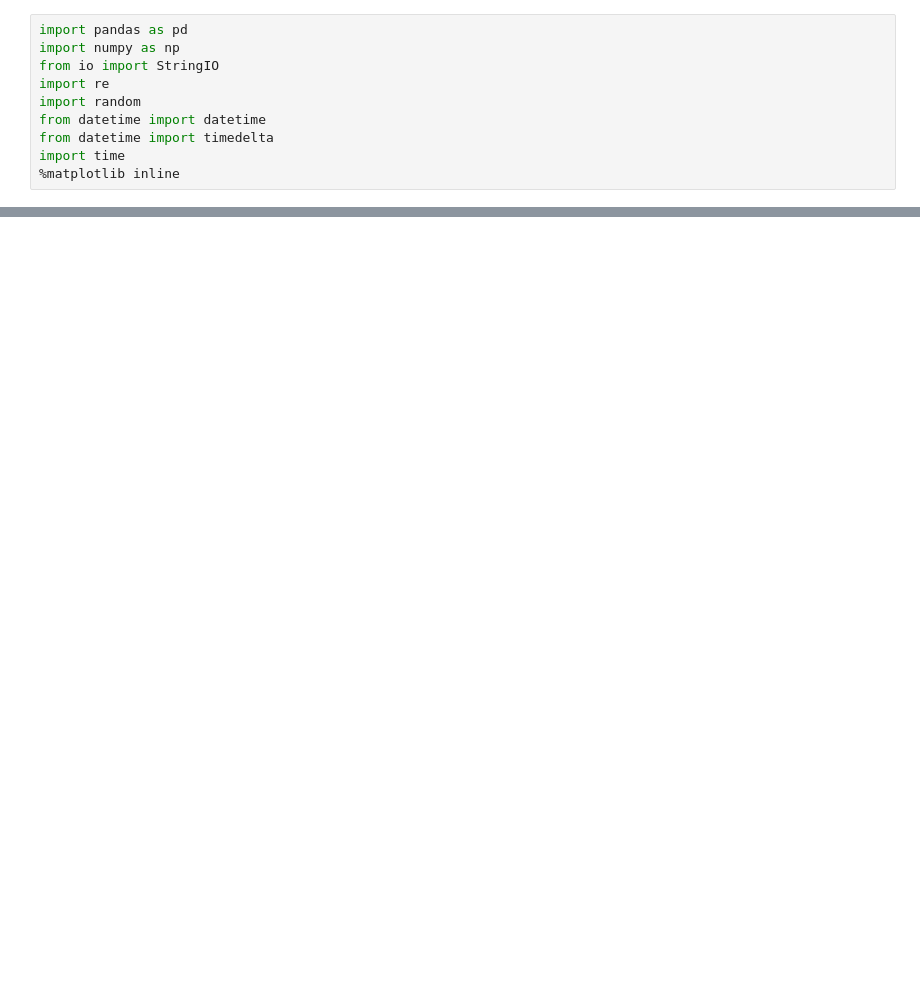
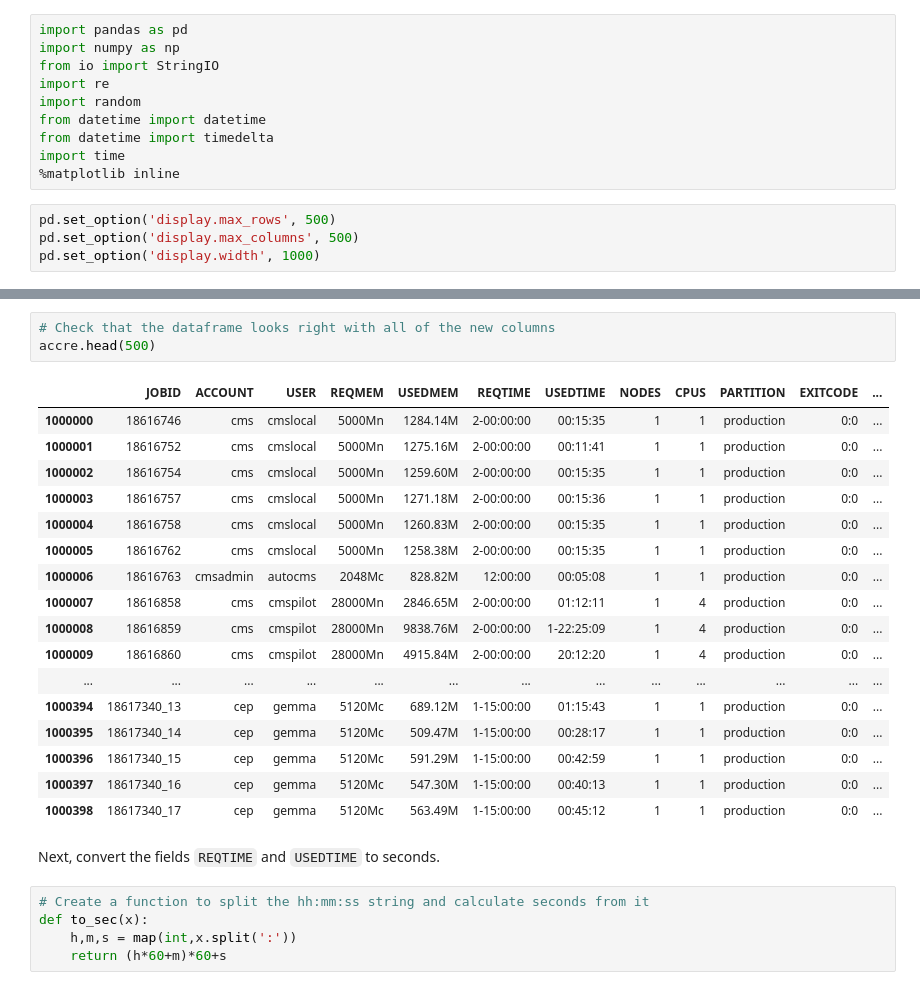
Before and after one commit to nss-data-science-cohort-4/dq2-accre-valkyries, a Jupyter notebook: notebooks/dq2-accre-vai2fc.ipynb, the cells around one changed output, grey strips where cells are left out. Cells and saved outputs as stored; diff of their text form; blank space fills up the shorter version.

Commit message:
spliced REQTIME and USEDTIME strings and calculated seconds.

```diff
--- a/notebooks/dq2-accre-vai2fc.ipynb
+++ b/notebooks/dq2-accre-vai2fc.ipynb
@@ -8,4 +8,8 @@ from datetime import datetime
 from datetime import timedelta
 import time
 %matplotlib inline
+# %%
+pd.set_option('display.max_rows', 500)
+pd.set_option('display.max_columns', 500)
+pd.set_option('display.width', 1000)
 # %%
@@ -57,0 +226,28 @@ print (accre)
+# %%
+# Check that the dataframe looks right with all of the new columns
+accre.head(500)
+# %% [output]
+|  | JOBID | ACCOUNT | USER | REQMEM | USEDMEM | REQTIME | USEDTIME | NODES | CPUS | PARTITION | EXITCODE | ... |
+| 1000000 | 18616746 | cms | cmslocal | 5000Mn | 1284.14M | 2-00:00:00 | 00:15:35 | 1 | 1 | production | 0:0 | ... |
+| 1000001 | 18616752 | cms | cmslocal | 5000Mn | 1275.16M | 2-00:00:00 | 00:11:41 | 1 | 1 | production | 0:0 | ... |
+| 1000002 | 18616754 | cms | cmslocal | 5000Mn | 1259.60M | 2-00:00:00 | 00:15:35 | 1 | 1 | production | 0:0 | ... |
+| 1000003 | 18616757 | cms | cmslocal | 5000Mn | 1271.18M | 2-00:00:00 | 00:15:36 | 1 | 1 | production | 0:0 | ... |
+| 1000004 | 18616758 | cms | cmslocal | 5000Mn | 1260.83M | 2-00:00:00 | 00:15:35 | 1 | 1 | production | 0:0 | ... |
+| 1000005 | 18616762 | cms | cmslocal | 5000Mn | 1258.38M | 2-00:00:00 | 00:15:35 | 1 | 1 | production | 0:0 | ... |
+| 1000006 | 18616763 | cmsadmin | autocms | 2048Mc | 828.82M | 12:00:00 | 00:05:08 | 1 | 1 | production | 0:0 | ... |
+| 1000007 | 18616858 | cms | cmspilot | 28000Mn | 2846.65M | 2-00:00:00 | 01:12:11 | 1 | 4 | production | 0:0 | ... |
+| 1000008 | 18616859 | cms | cmspilot | 28000Mn | 9838.76M | 2-00:00:00 | 1-22:25:09 | 1 | 4 | production | 0:0 | ... |
+| 1000009 | 18616860 | cms | cmspilot | 28000Mn | 4915.84M | 2-00:00:00 | 20:12:20 | 1 | 4 | production | 0:0 | ... |
+| ... | ... | ... | ... | ... | ... | ... | ... | ... | ... | ... | ... | ... |
+| 1000394 | 18617340_13 | cep | gemma | 5120Mc | 689.12M | 1-15:00:00 | 01:15:43 | 1 | 1 | production | 0:0 | ... |
+| 1000395 | 18617340_14 | cep | gemma | 5120Mc | 509.47M | 1-15:00:00 | 00:28:17 | 1 | 1 | production | 0:0 | ... |
+| 1000396 | 18617340_15 | cep | gemma | 5120Mc | 591.29M | 1-15:00:00 | 00:42:59 | 1 | 1 | production | 0:0 | ... |
+| 1000397 | 18617340_16 | cep | gemma | 5120Mc | 547.30M | 1-15:00:00 | 00:40:13 | 1 | 1 | production | 0:0 | ... |
+| 1000398 | 18617340_17 | cep | gemma | 5120Mc | 563.49M | 1-15:00:00 | 00:45:12 | 1 | 1 | production | 0:0 | ... |
+# %% [markdown]
+Next, convert the fields ``REQTIME`` and ``USEDTIME`` to seconds.
+# %%
+# Create a function to split the hh:mm:ss string and calculate seconds from it
+def to_sec(x):
+    h,m,s = map(int,x.split(':'))
+    return (h*60+m)*60+s
```
Also changed, not shown: parts of 51 cells of this notebook.
